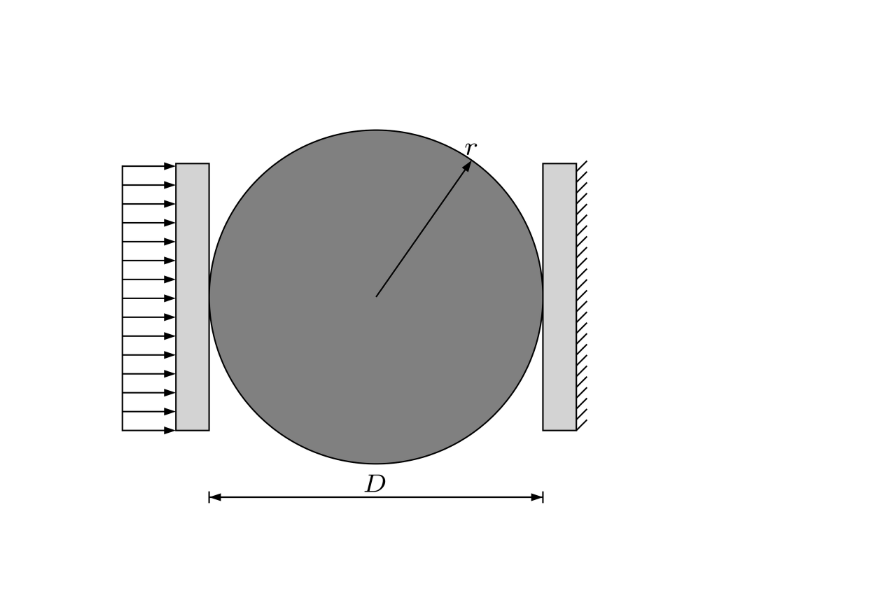
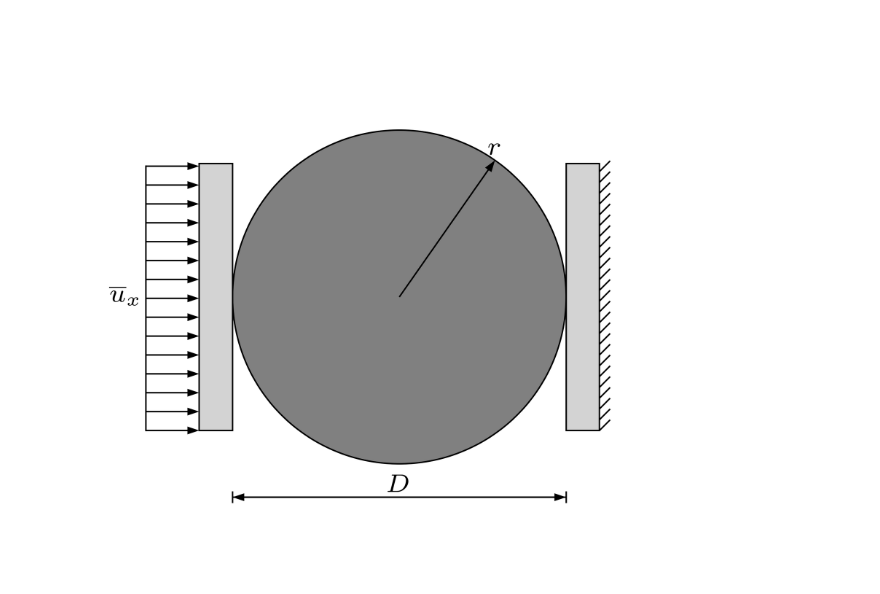
Before and after one commit to lyyc199586/cm-vis, a Jupyter notebook: examples/brz_contact.ipynb, the cells around one changed output. Cells and saved outputs as stored; diff of their text form; code cells hidden in the pictures.

Commit message:
fix and add add_text in add_dist_bc

```diff
--- a/examples/brz_contact.ipynb
+++ b/examples/brz_contact.ipynb
@@ -5,35 +5,36 @@ from schematic.basic import Scheme
 
 import matplotlib.pyplot as plt
 import numpy as np
 from matplotlib.patches import Circle, Rectangle
 
 plt.style.use("../misc/fem.mplstyle")
 fig, ax = plt.subplots()
 
 # add disk
 disk = Circle([0, 0], 25, fc='gray', ec='k', lw=0.4)
 left_platen = Rectangle([-30, -20], 5, 40, fc='lightgray', ec='k', lw=0.4)
 right_platen = Rectangle([25, -20], 5, 40, fc='lightgray', ec='k', lw=0.4)
 ax.add_patch(disk)
 ax.add_patch(left_platen)
 ax.add_patch(right_platen)
 
 ax.set(xlim=[-40, 40], ylim=[-40, 40], aspect='equal')
 
 # draw scheme
 scheme = Scheme(ax, lw=0.4)
 scheme.dim_dist([-25, -30], [25, -30], text='$D$', loc='upper')
 scheme.dim_radius([0, 0], 25, angle=55, text='$r$', loc='upper')
 
 # def bc
 left_bnd = np.vstack((-30*np.ones(100), np.linspace(-20, 20, 100))).T
 right_bnd = np.vstack((30*np.ones(100), np.linspace(-20, 20, 100))).T
 bcs = np.vstack((8*np.ones(100), np.zeros(100))).T
 
-scheme.add_dist_bc(left_bnd, bcs, type="head", scale=1, interval=7)
+scheme.add_dist_bc(left_bnd, bcs, type="head", scale=1, interval=7,
+                   text="$\overline{u}_x$", loc="left")
 scheme.add_fix_bc(right_bnd, loc="right", interval=4)
 # %% [output]
-[figure, old version]
+[figure, new version]
 # %%
 # # %% add BC
 # # r=25, impact left, fix right
```
Also changed, not shown: 6 other files.
